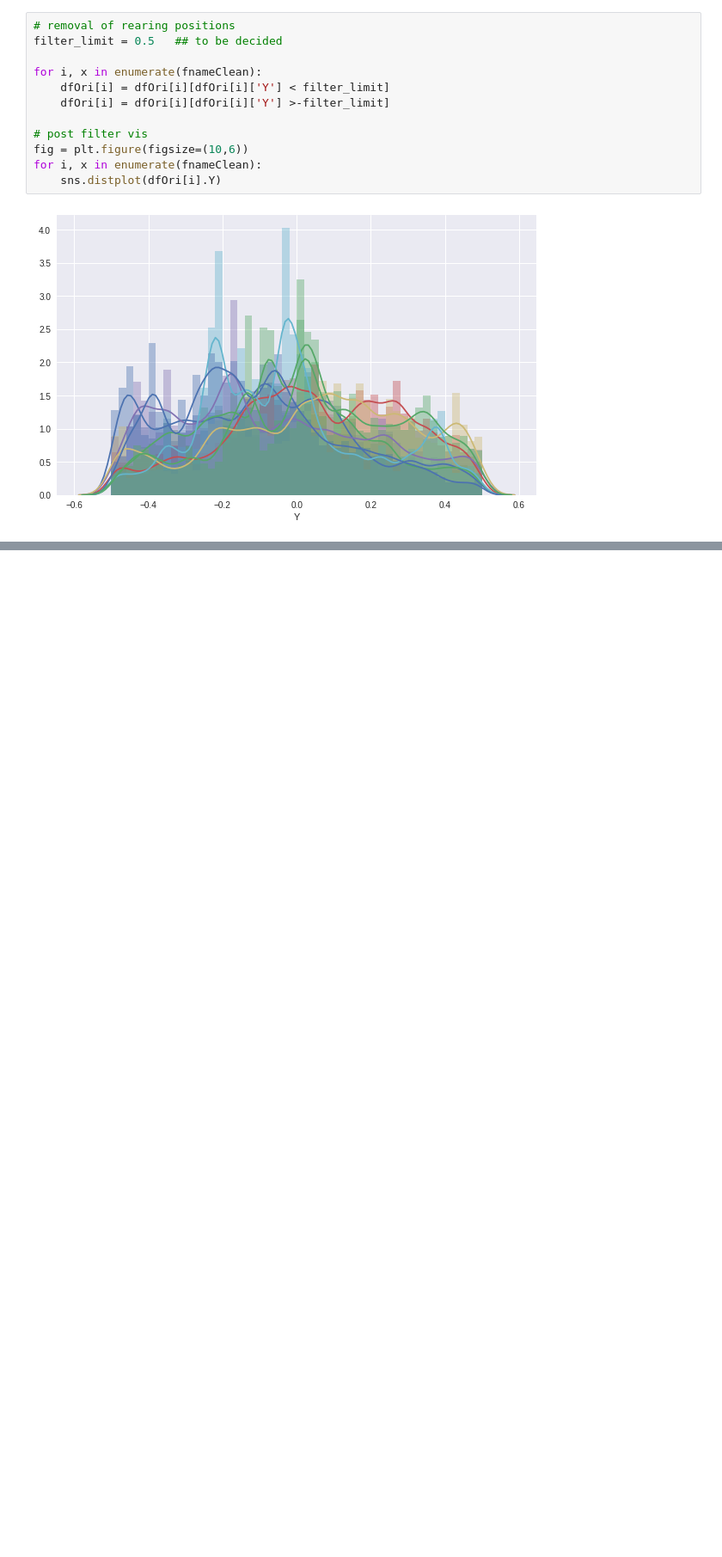
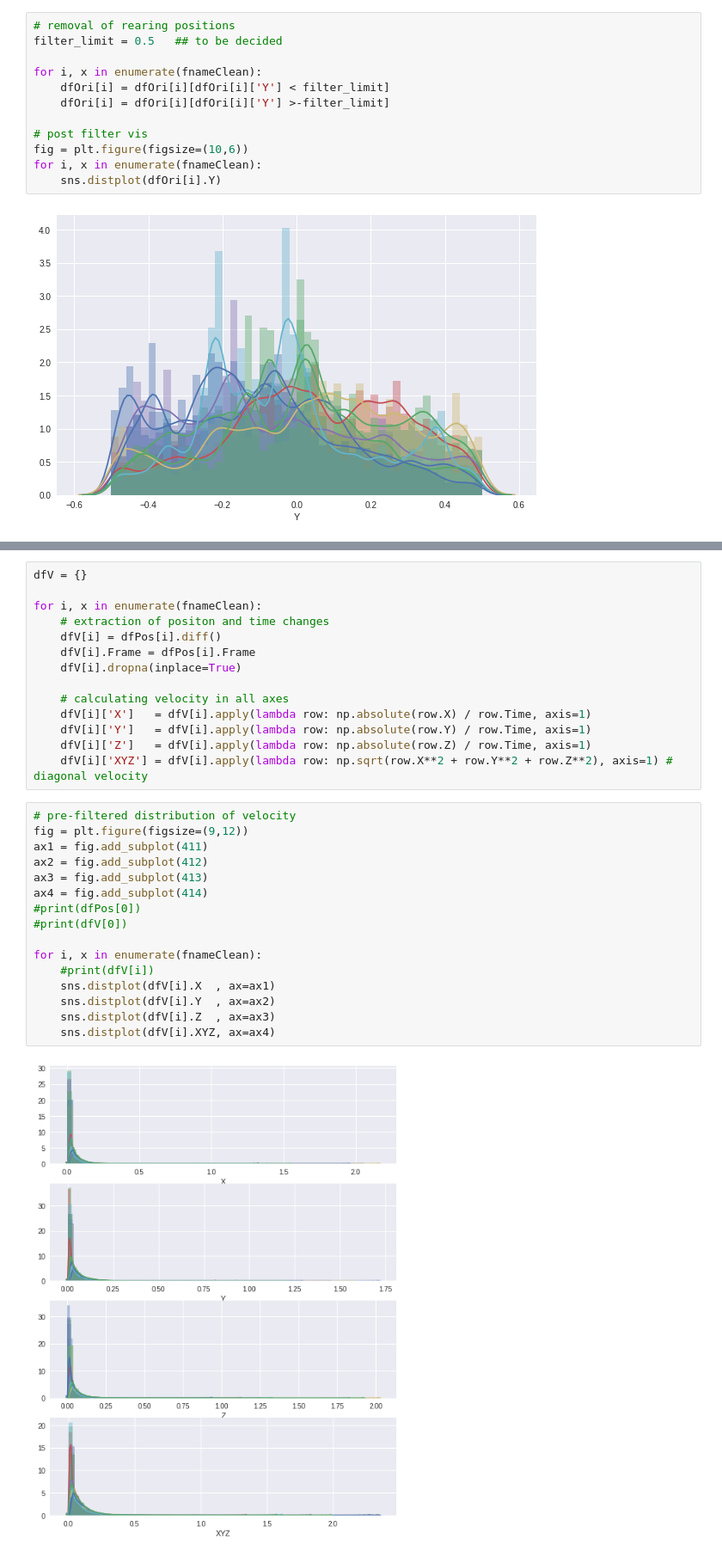
Before and after one commit to alTeska/VR_Acuity, a Jupyter notebook: notebooks/DataFilter.ipynb, the cells around one changed output, grey strips where cells are left out. Shown at 86% size. Drawn from its saved outputs; the diff is of its cells as text; blank space fills up the shorter version.

```diff
--- a/notebooks/DataFilter.ipynb
+++ b/notebooks/DataFilter.ipynb
@@ -127,0 +131,32 @@ sns.distplot(dfV.XYZ, ax=ax4)
+# %%
+dfV = {}
+
+for i, x in enumerate(fnameClean):
+    # extraction of positon and time changes
+    dfV[i] = dfPos[i].diff()
+    dfV[i].Frame = dfPos[i].Frame
+    dfV[i].dropna(inplace=True)
+
+    # calculating velocity in all axes
+    dfV[i]['X']   = dfV[i].apply(lambda row: np.absolute(row.X) / row.Time, axis=1)
+    dfV[i]['Y']   = dfV[i].apply(lambda row: np.absolute(row.Y) / row.Time, axis=1)
+    dfV[i]['Z']   = dfV[i].apply(lambda row: np.absolute(row.Z) / row.Time, axis=1)
+    dfV[i]['XYZ'] = dfV[i].apply(lambda row: np.sqrt(row.X**2 + row.Y**2 + row.Z**2), axis=1) # diagonal velocity
+# %%
+# pre-filtered distribution of velocity
+fig = plt.figure(figsize=(9,12))
+ax1 = fig.add_subplot(411)
+ax2 = fig.add_subplot(412)
+ax3 = fig.add_subplot(413)
+ax4 = fig.add_subplot(414)
+#print(dfPos[0])
+#print(dfV[0])
+
+for i, x in enumerate(fnameClean):
+    #print(dfV[i])
+    sns.distplot(dfV[i].X  , ax=ax1)
+    sns.distplot(dfV[i].Y  , ax=ax2)
+    sns.distplot(dfV[i].Z  , ax=ax3)
+    sns.distplot(dfV[i].XYZ, ax=ax4)
+# %% [output]
+[figure, added]
```
Also changed, not shown: parts of 13 cells of this notebook, 2 other files.
